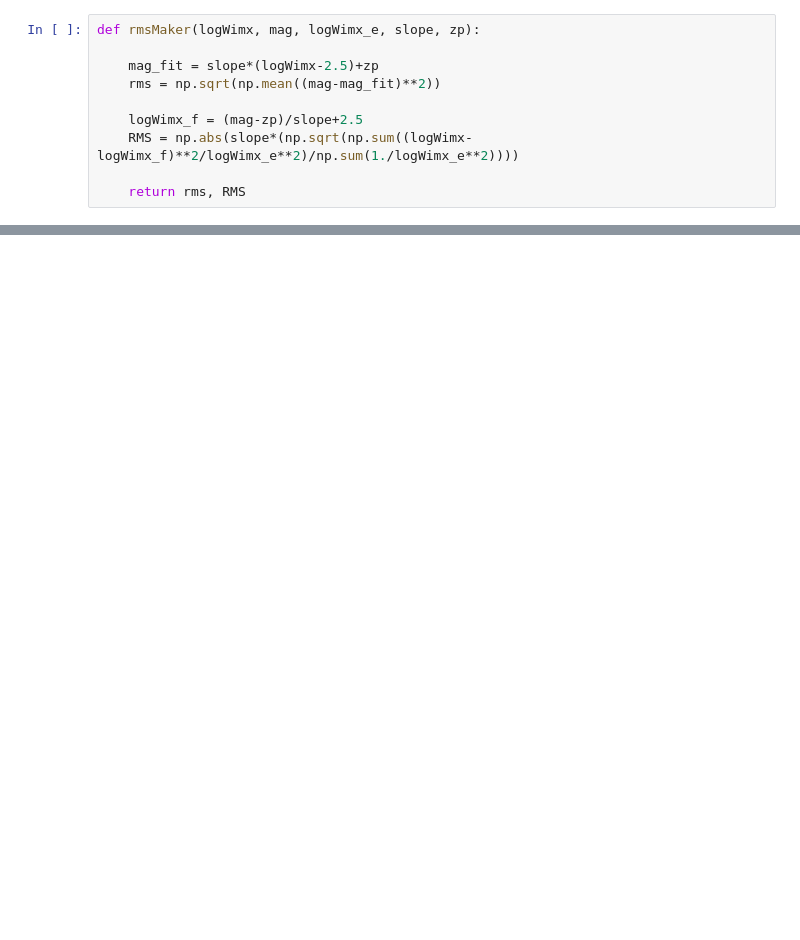
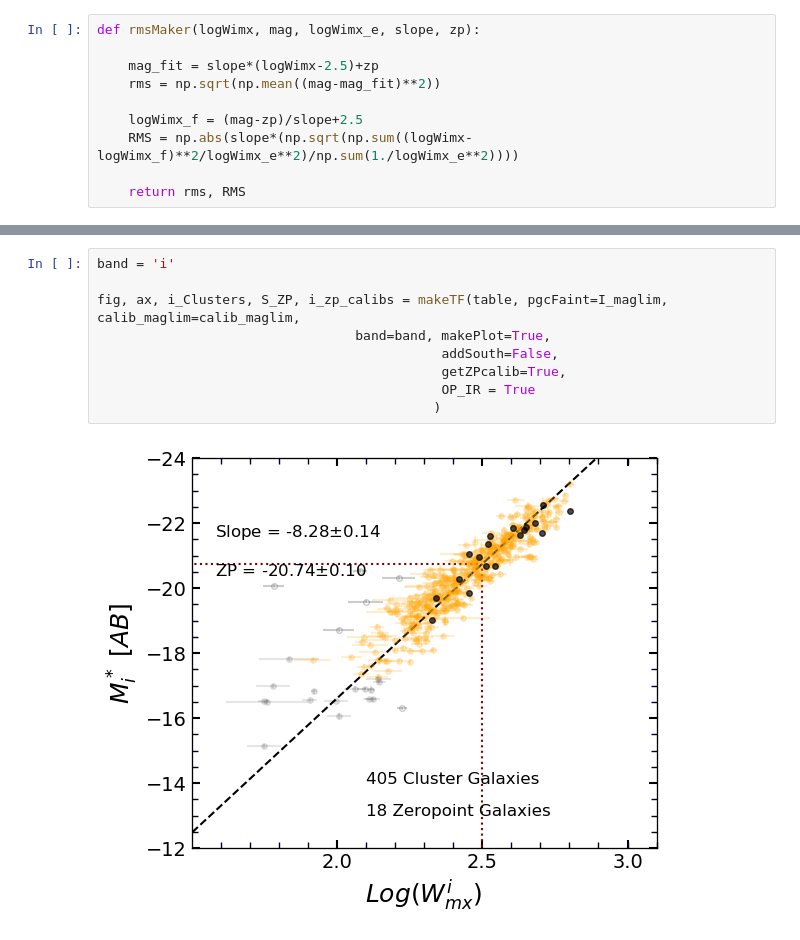
Before and after one commit to ekourkchi/TFcalibrators, a Jupyter notebook: i_clusters.ipynb, the cells around one changed output, grey strips where cells are left out. Cells and saved outputs as stored; diff of their text form; blank space fills up the shorter version.

```diff
--- a/i_clusters.ipynb
+++ b/i_clusters.ipynb
@@ -305,0 +319,11 @@ for key in myKeys:
+# %%
+band = 'i'
+
+fig, ax, i_Clusters, S_ZP, i_zp_calibs = makeTF(table, pgcFaint=I_maglim, calib_maglim=calib_maglim,
+                                 band=band, makePlot=True,
+                                            addSouth=False,
+                                            getZPcalib=True,
+                                            OP_IR = True
+                                           )
+# %% [output]
+[figure, added]
```
Also changed, not shown: parts of 25 cells of this notebook, 10 other files.
